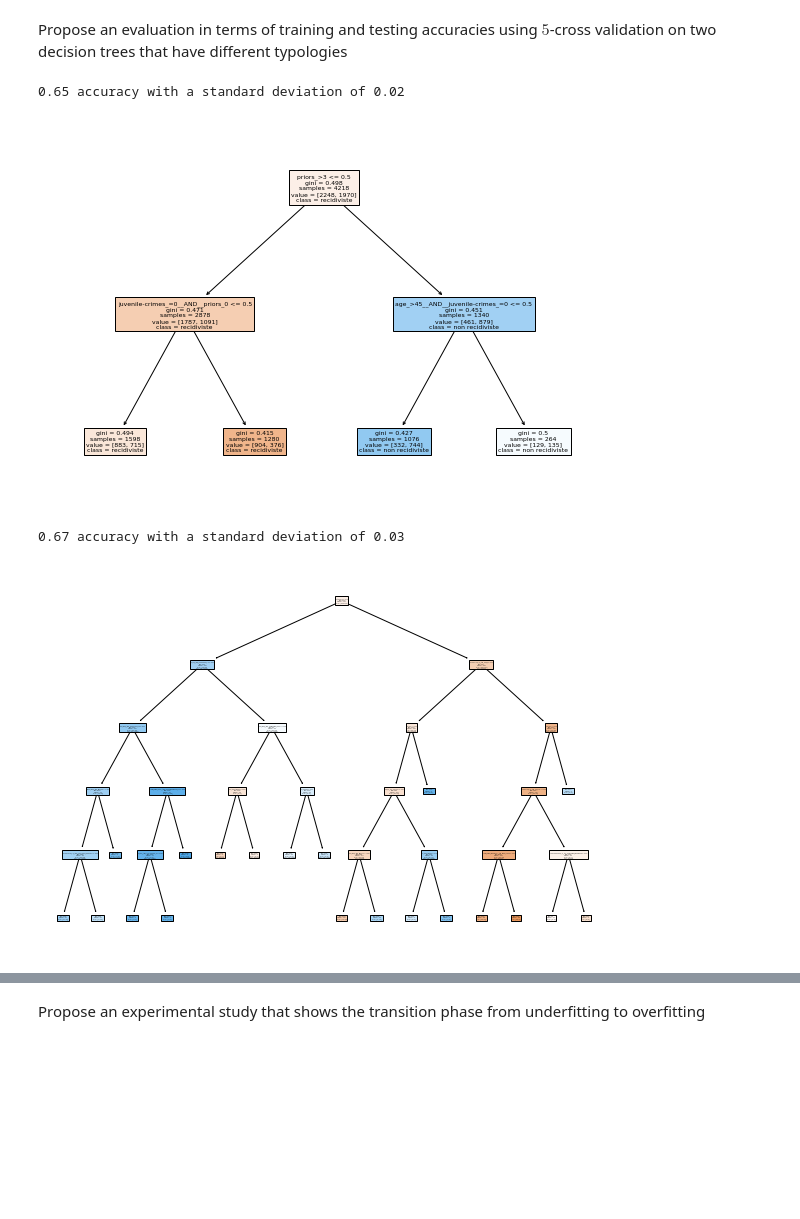
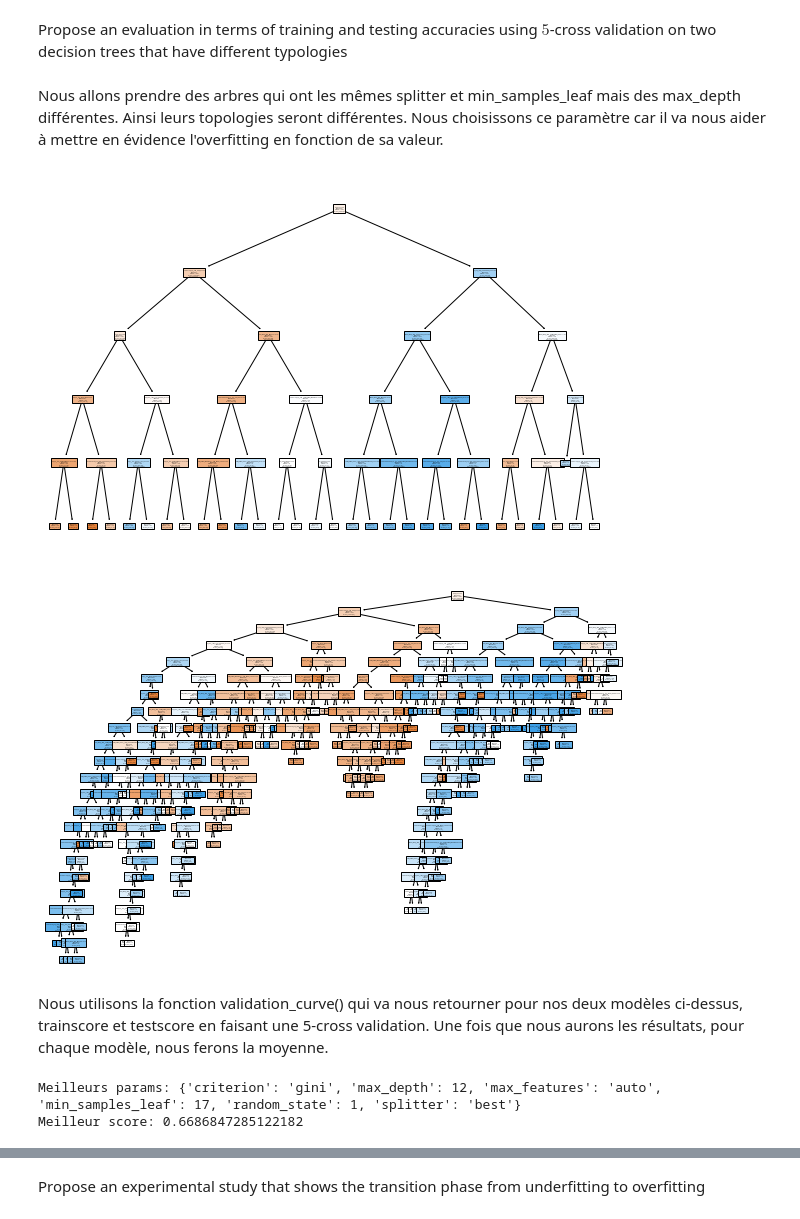
Before and after one commit to Quintus618/Apprentissage-supervis--2022, a Jupyter notebook: Evaluation_Labs_1.ipynb, the cells around one changed output, grey strips where cells are left out. Drawn from its saved outputs; the diff is of its cells as text; code cells hidden in the pictures; blank space fills up the shorter version.

```diff
--- a/Evaluation_Labs_1.ipynb
+++ b/Evaluation_Labs_1.ipynb
@@ -103,25 +141,41 @@ nbTree = len(treesParameterselected)
-# %%
-for j in range (nbTree) :
-    parameters= treesParameters[j]
-
-    #FITTING INPUTS AND OUTPUTS
-    clf = tree.DecisionTreeClassifier(splitter=parameters['splitter'], max_depth =parameters['max_depth'], min_samples_leaf =parameters['min_samples_leaf'])
-    #Dataset splitted 80% training data, 20% test data
-    X_train, X_test, y_train, y_test = train_test_split(train_examples, train_labels, test_size=0.2, random_state=1)
-    #Cross validation
-    clf = clf.fit(X_train, y_train)
-
-    scores = cross_val_score(clf, X_test, y_test, cv=5)
-
-    # Visualization
-    # summarize first 5 rows
-    print("%0.2f accuracy with a standard deviation of %0.2f" % (scores.mean(), scores.std()))
-    plt.figure(figsize=(10,7))
-
-    tree.plot_tree(clf, feature_names= (features), class_names= ("recidiviste", "non recidiviste"), filled=True)
-    plt.show()
-# %% [output]
-0.65 accuracy with a standard deviation of 0.02
-[figure, removed]
-0.67 accuracy with a standard deviation of 0.03
-[figure, removed]
+# %% [markdown]
+Nous allons prendre des arbres qui ont les mêmes splitter et min_samples_leaf mais des max_depth différentes. Ainsi leurs topologies seront différentes. Nous choisissons ce paramètre car il va nous aider à mettre en évidence l'overfitting en fonction de sa valeur.
+# %%
+# Voici les deux arbres que nous allons étudier, ils ont des topologies différentes
+tree1 = tree.DecisionTreeClassifier(max_depth=5)
+tree2 = tree.DecisionTreeClassifier(max_depth=100)
+
+tree1.fit(X_train, y_train)
+tree2.fit(X_train, y_train)
+
+plt.figure(figsize=(10,7))
+tree.plot_tree(tree1, feature_names= (features), class_names= ("recidiviste", "non recidiviste"), filled=True)
+plt.show()
+
+plt.figure(figsize=(10,7))
+tree.plot_tree(tree2, feature_names= (features), class_names= ("recidiviste", "non recidiviste"), filled=True)
+plt.show()
+# %% [output]
+[figure, added]
+[figure, added]
+# %% [markdown]
+Nous utilisons la fonction validation_curve() qui va nous retourner pour nos deux modèles ci-dessus, trainscore et testscore en faisant une 5-cross validation. Une fois que nous aurons les résultats, pour chaque modèle, nous ferons la moyenne.
+# %%
+params = [{ "criterion": ["gini", "entropy"],
+            "splitter" : ["best", "random"],
+            "max_depth": [4,5,6,7,8,9,10,11,12,13,14,15],
+            "min_samples_leaf" : [2,3,4,5,6,7,8,9,10,11,12,13,14,15,16,17,18,19,20],
+            "max_features" : ["auto","sqrt","log2"],
+            "random_state" : [1]
+
+         }]
+
+best_mod = GridSearchCV(tree.DecisionTreeClassifier(), params, cv=5, scoring='accuracy')
+
+best_mod.fit(X_train,y_train)
+
+print("Meilleurs params:",best_mod.best_params_)
+print("Meilleur score:", best_mod.best_score_)
+# %% [output]
+Meilleurs params: {'criterion': 'gini', 'max_depth': 12, 'max_features': 'auto', 'min_samples_leaf': 17, 'random_state': 1, 'splitter': 'best'}
+Meilleur score: 0.6686847285122182
```
Also changed, not shown: parts of 14 cells of this notebook.
